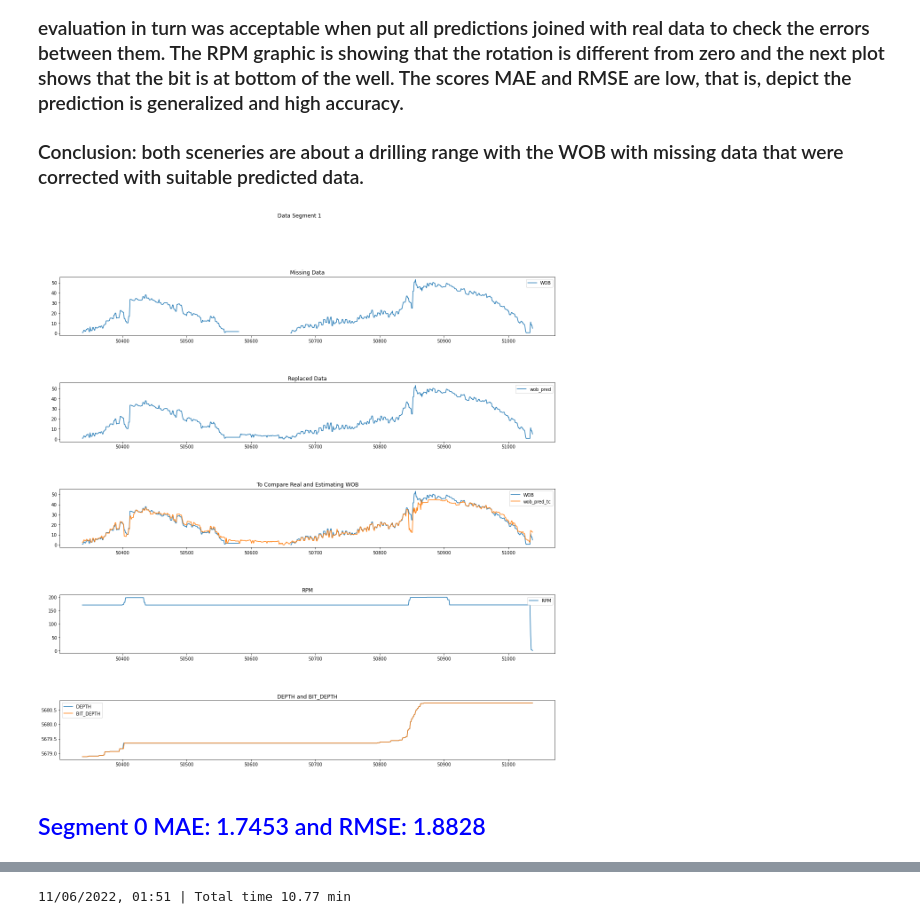
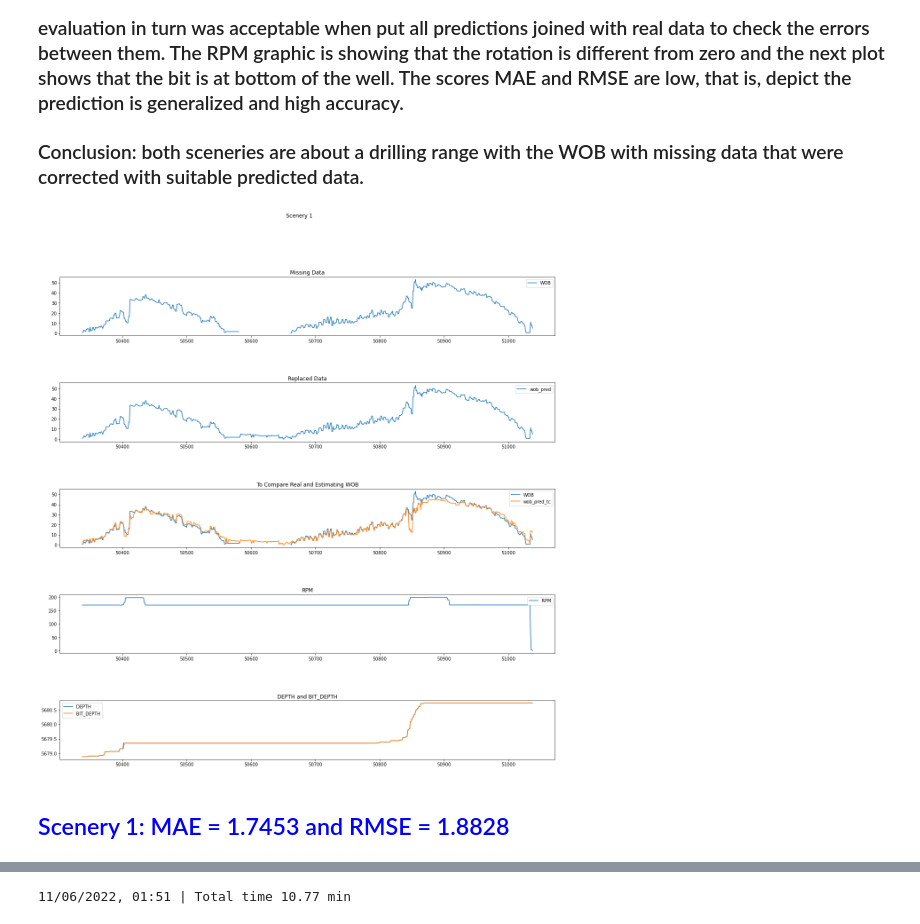
Before and after one commit to yscosta/Machine_Learning_to_correct_weight_on_bit_sensor, a Jupyter notebook: Automatic Oversaw Drilling.ipynb, the cells around one changed output, grey strips where cells are left out. Saved outputs shown, nothing was run; the diff lists cells and outputs as text; code cells hidden in the pictures.

```diff
--- a/Automatic Oversaw Drilling.ipynb
+++ b/Automatic Oversaw Drilling.ipynb
@@ -119,7 +119,7 @@ def plot_predictions(df, segment):
     # Prepare plot area.
     # fig, axs = plt.subplots(5, 1, constrained_layout=True)
     fig, axs = plt.subplots(5, 1)
-    fig.suptitle('Data Segment '+str(segment + 1))
+    fig.suptitle('Scenery '+str(segment + 1))
     fig.subplots_adjust(hspace=0.8)
 
     # Plot WOB with missing data.
@@ -222,10 +222,10 @@ Predicting WOB to replace null values and to compare predict vs real data.
 # %%
 segment = 0
 plot_predictions(df, segment=segment)
 #print_estimtion(df, segment=segment)
 mae, rmse = calc_error(df, segment=segment)
-score = f"## <span style='color:blue'>Segment {segment} MAE: {mae} and  RMSE: {rmse}</span>"
+score = f"## <span style='color:blue'>Scenery {segment + 1}: MAE = {mae} and  RMSE = {rmse}</span>"
 display(Markdown(score))
 # %% [output]
-[figure, old version]
+[figure, new version]
-## <span style='color:blue'>Segment 0 MAE: 1.7453 and  RMSE: 1.8828</span>
+## <span style='color:blue'>Scenery 1: MAE = 1.7453 and  RMSE = 1.8828</span>
```
Also changed, not shown: parts of 2 cells of this notebook.
